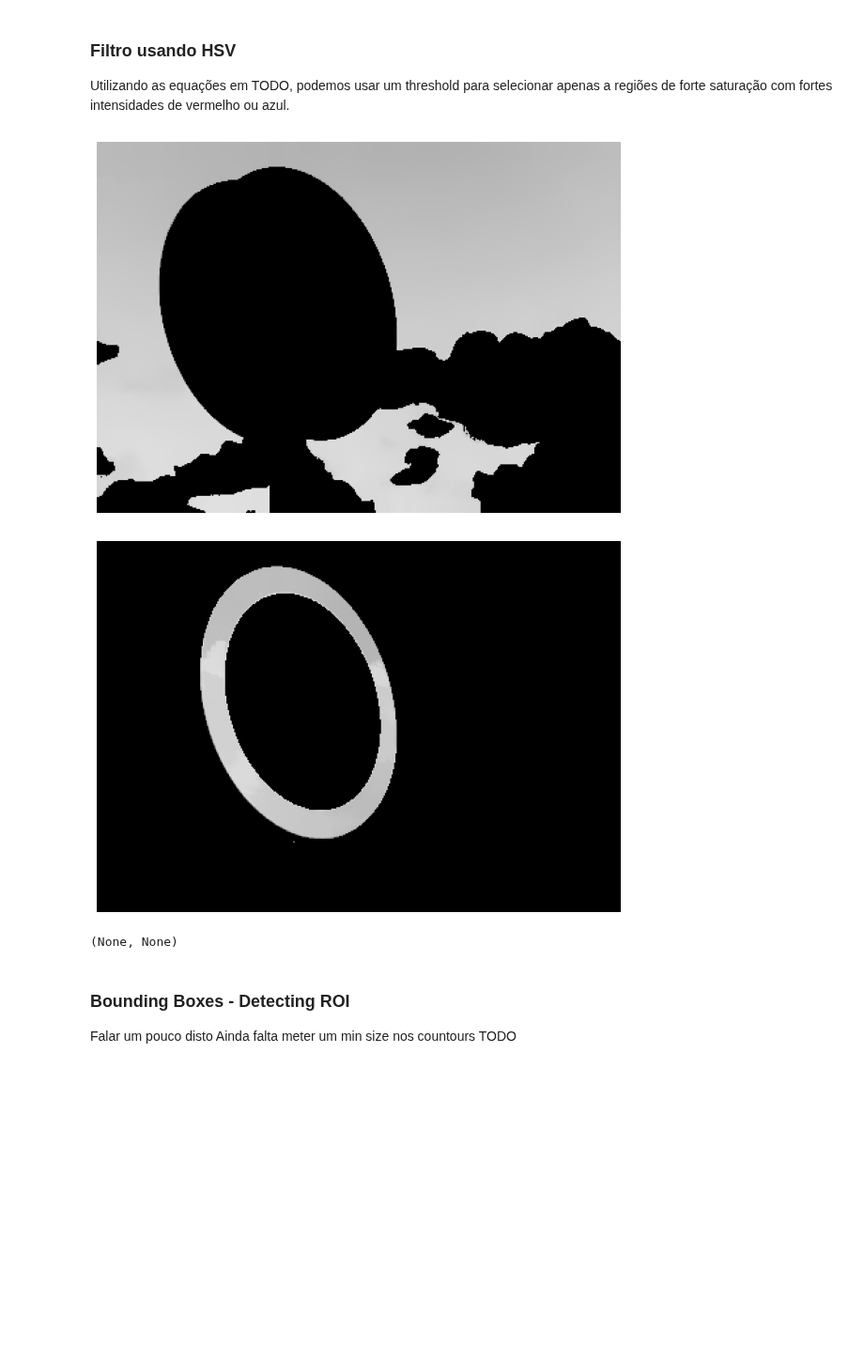
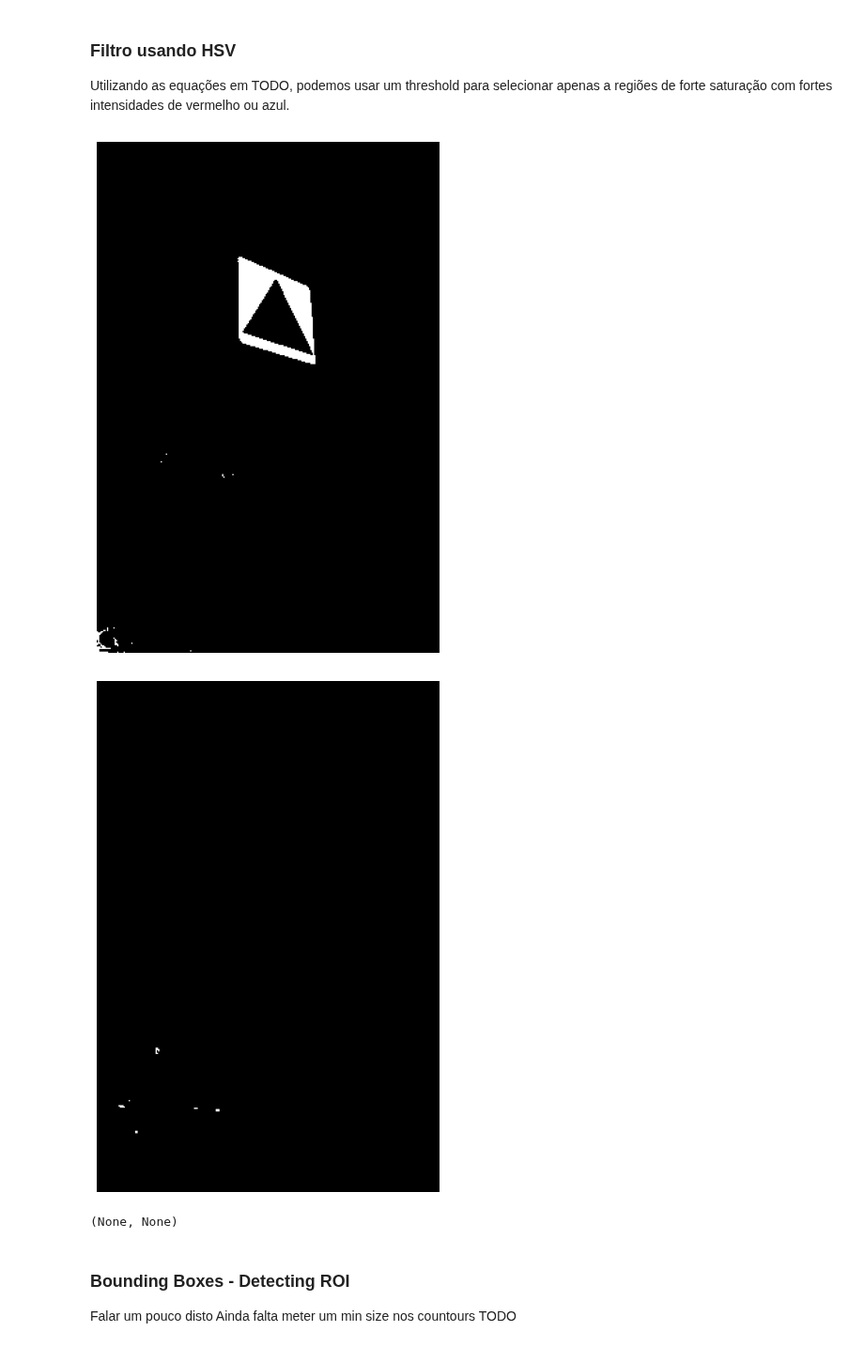
Before and after one commit to joaolucasmartins/VC2022, a Jupyter notebook: notebook.ipynb, the cells around one changed output. Shown at 94% size. Drawn from its saved outputs; the diff is of its cells as text; code cells hidden in the pictures; blank space fills up the shorter version.

```diff
--- a/notebook.ipynb
+++ b/notebook.ipynb
@@ -90,7 +90,7 @@ filterType(["speedlimit"])
 Nesta secção iremos delimitar quais as áreas em que estamos interessados em analisar. Estas regiões correspondem às que contêm os sinais. Para isso iremos usar o colorspace HSV para filtrar as cores de interesse: **azul** e **vermelho**
 # %%
 testImages = {"speedlimit": (7, 19, 20, 70)}
-speedLimitId = filterType(["speedlimit"]).index[20]
+speedLimitId = filterType(["crosswalk"]).index[4]
 speedLimit = importImage(speedLimitId)
 displayImage(speedLimit)
 # %% [output]
@@ -112,49 +112,52 @@ Utilizando as equações em TODO, podemos usar um threshold para selecionar apen
 # %%
 def splitColor(img):
     def calcScore(B, G, R):
-        DIFF_TH = 30
-        MIN_TH = 80
+        R = R / 255.0
+        B = B / 255.0
+        G = G / 255.0
+        DIFF_TH = 30 / 255.0
+        MIN_TH = 100 / 255.0
         c_max = max(R, G, B)
         c_min = min(R, G, B)
 
         if (c_max == B and (c_max - c_min) >= DIFF_TH):
-            hd_blue = 255 - abs(R - G) / (c_max - c_min)
+            hd_blue = 1 - abs(R - G) / (c_max - c_min)
         else:
             hd_blue = 0
 
         if (c_max == R and (c_max - c_min) >= DIFF_TH):
-            hd_red = 255 - abs(G - B) / (c_max - c_min)
+            hd_red = 1 - abs(G - B) / (c_max - c_min)
         else:
             hd_red = 0
 
         if (c_max == 0):
             sd = 0
         else:
-            sd = 255 - c_max
+            sd = 1 - c_max
 
-        hd_blue = 255 if hd_blue > MIN_TH else 0
-        hd_red = 255 if hd_red > MIN_TH else 0
-        return (hd_blue * sd, hd_red * sd)
+        hd_blue = 1 if hd_blue * sd > MIN_TH else 0
+        hd_red = 1 if hd_red * sd > MIN_TH else 0
+        return (hd_blue * 255, hd_red * 255)
 
 
     height, width = img.shape[0], img.shape[1]
     blank_image_b = np.zeros((height, width, 1), np.uint8)
     blank_image_r = np.zeros((height, width, 1), np.uint8)
 
     for i in range(height):
         for j in range(width):
             pixel = img[i, j]
             b, r = calcScore(*pixel)
             blank_image_b[i, j] = b
             blank_image_r[i, j] = r
 
     return (blank_image_b, blank_image_r)
 
 b, r = splitColor(segmentedRoadImg)
 displayImage(b), displayImage(r)
 # %% [output]
-[figure, old version]
+[figure, new version]
-[figure, old version]
+[figure, new version]
 (None, None)
 # %% [markdown]
 ### Bounding Boxes - Detecting ROI
```
Also changed, not shown: parts of 5 cells of this notebook.
